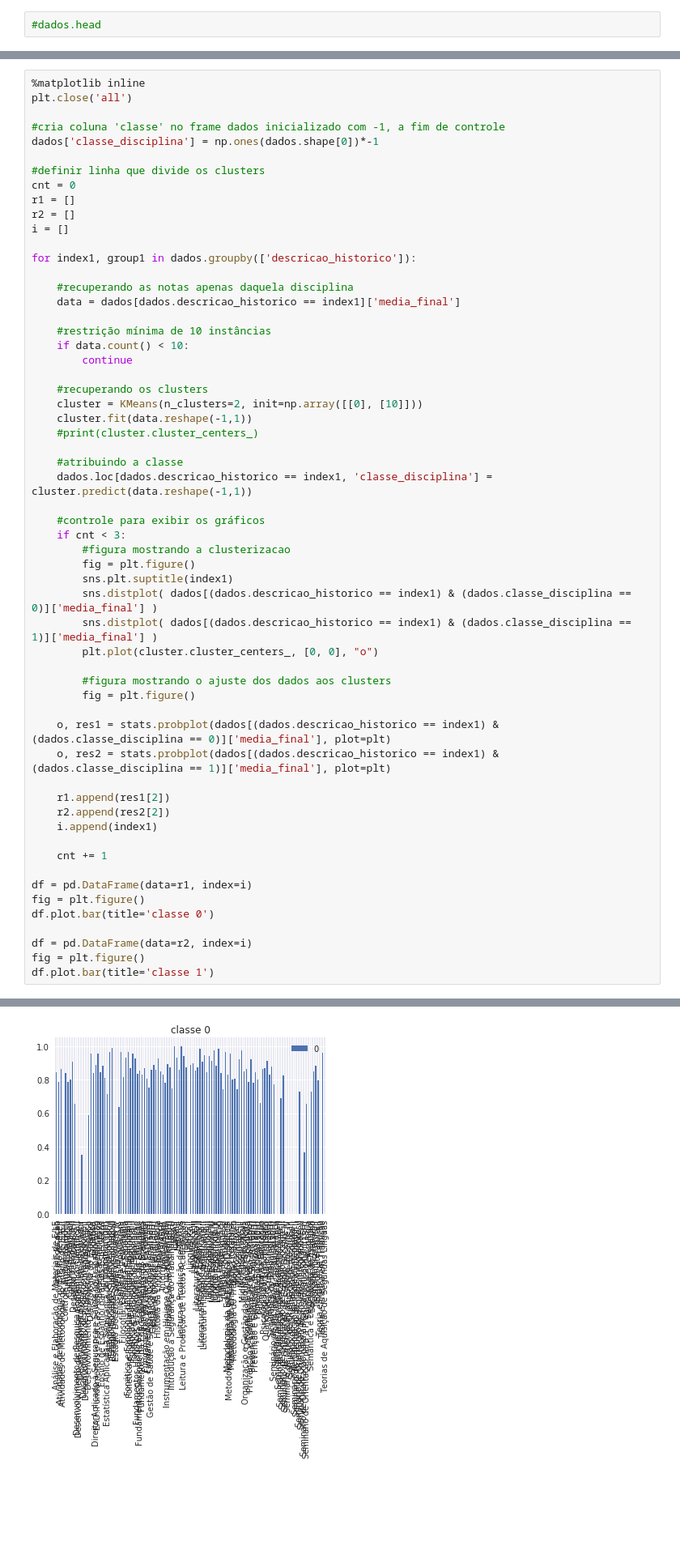
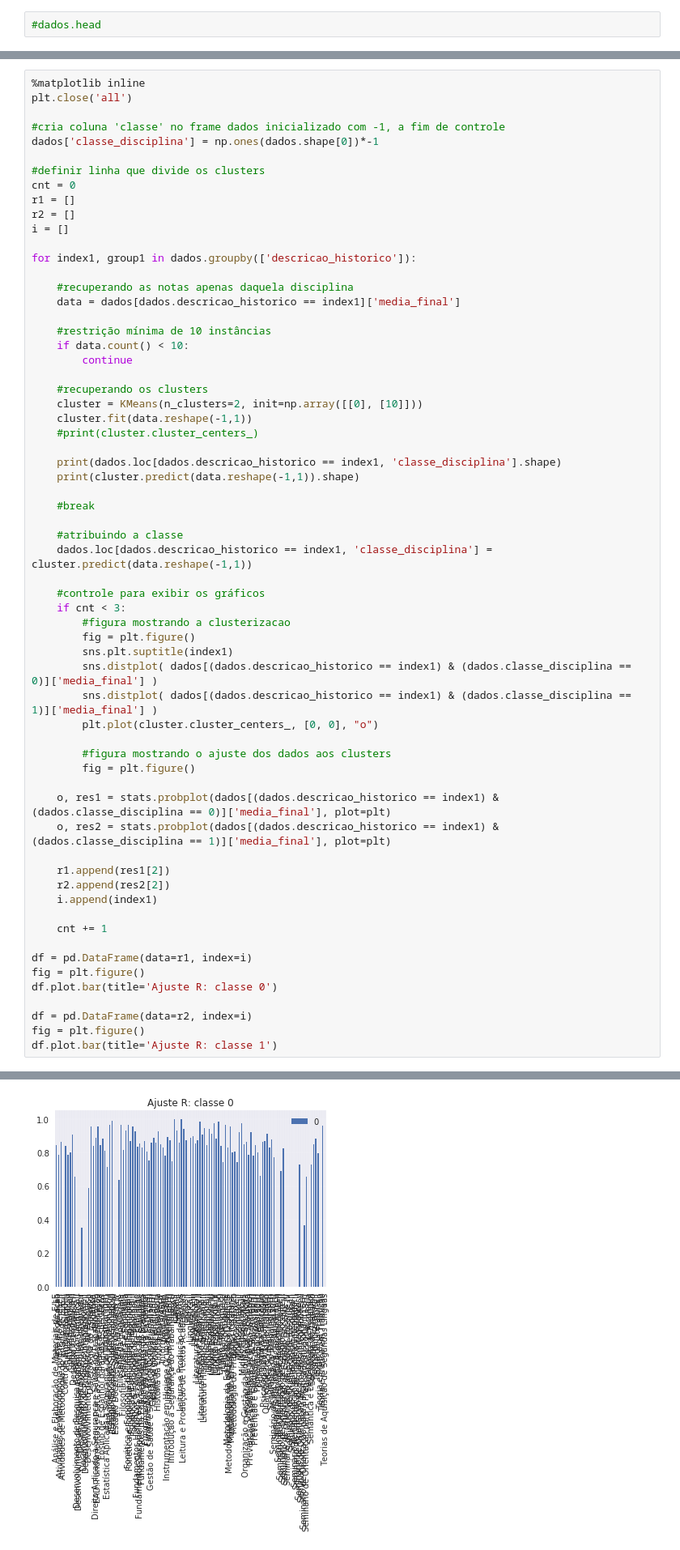
Before and after one commit to tmedeirosb/modelo_ifrn, a Jupyter notebook: Artigo_WCDE17.ipynb, the cells around one changed output, grey strips where cells are left out. Shown at 81% size. Saved outputs shown, nothing was run; the diff lists cells and outputs as text; blank space fills up the shorter version.

```diff
--- a/Artigo_WCDE17.ipynb
+++ b/Artigo_WCDE17.ipynb
@@ -134,6 +134,11 @@ for index1, group1 in dados.groupby(['descricao_historico']):
     cluster.fit(data.reshape(-1,1))
     #print(cluster.cluster_centers_)
 
+    print(dados.loc[dados.descricao_historico == index1, 'classe_disciplina'].shape)
+    print(cluster.predict(data.reshape(-1,1)).shape)
+
+    #break
+
     #atribuindo a classe
     dados.loc[dados.descricao_historico == index1, 'classe_disciplina'] = cluster.predict(data.reshape(-1,1))
 
@@ -160,9 +165,9 @@ for index1, group1 in dados.groupby(['descricao_historico']):
 
 df = pd.DataFrame(data=r1, index=i)
 fig = plt.figure()
-df.plot.bar(title='classe 0')
+df.plot.bar(title='Ajuste R: classe 0')
 
 df = pd.DataFrame(data=r2, index=i)
 fig = plt.figure()
-df.plot.bar(title='classe 1')
+df.plot.bar(title='Ajuste R: classe 1')
 # %% [output]
@@ -177 +216 @@ df.plot.bar(title='classe 1')
-[figure, old version]
+[figure, new version]
```
Also changed, not shown: parts of 10 cells of this notebook.
